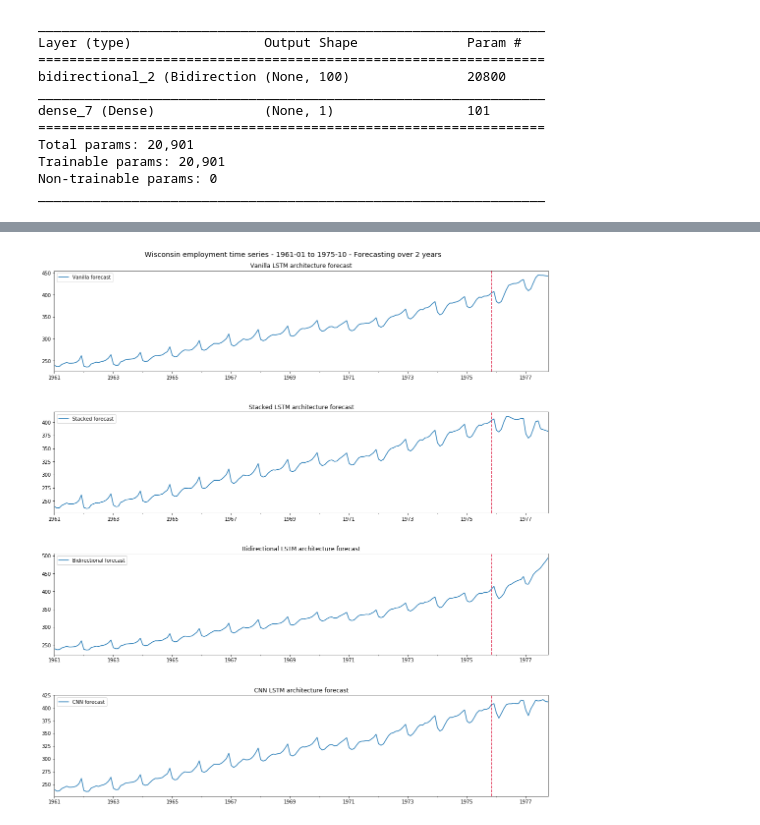
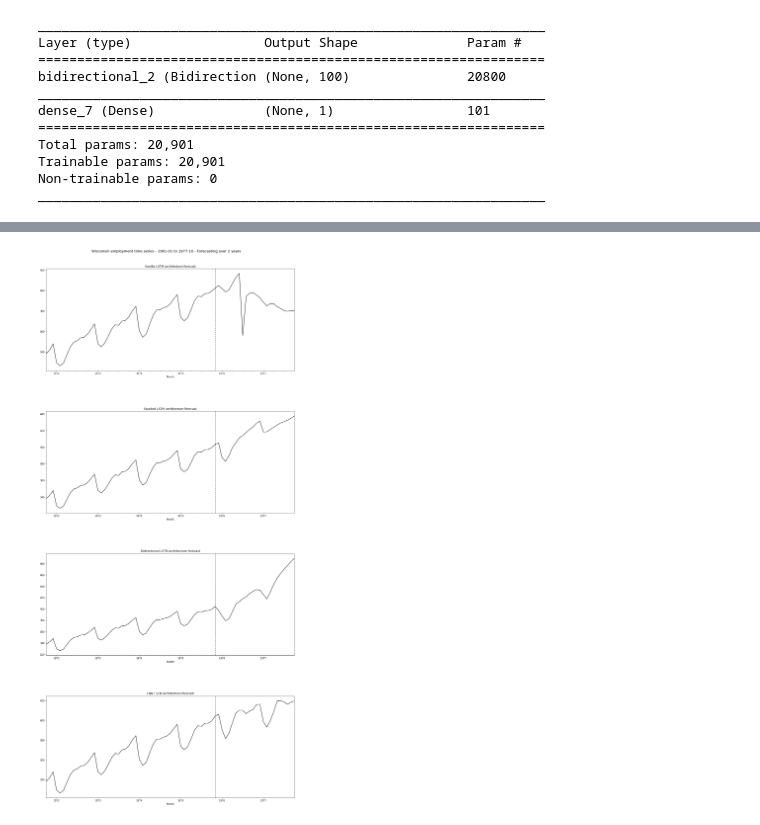
Before and after one commit to franckdess/Time_Series_Project, a Jupyter notebook: Wisconsin.ipynb, the cells around one changed output, grey strips where cells are left out. Drawn from its saved outputs; the diff is of its cells as text; code cells hidden in the pictures.

```diff
--- a/Wisconsin.ipynb
+++ b/Wisconsin.ipynb
@@ -277,21 +287,19 @@ rmses_static = []
 col_name = ['Vanilla static preds', 'Stacked static preds', 'Bidirectional static preds', 'CNN static preds']
 # %%
-# Get the predictions and store the RMSE for each model
+# For each model, get the predictions and store them
 for i, model in enumerate(models):
     y_pred = get_predictions_static(model, obs_train, window, n_predictions, n_epochs, CNN=(i==3))
     y_pred_unscale = mm_scaler.inverse_transform(y_pred.reshape((y_pred.shape[0], 1)))
     df[col_name[i]] = y_pred_unscale
-    rmse_st = np.sqrt(mean_squared_error(df['Employment figures'].values, df[col_name[i]]))
-    rmses_static.append(rmse_st)
 # %%
 # Plot the result
-sub_titles = ['Vanilla LSTM architecture RMSE = {:.2f}', 'Stacked LSTM architecture RMSE = {:.2f}',
-              'Bidirectional LSTM architecture RMSE = {:.2f}', 'CNN LSTM architecture RMSE = {:.2f}']
+sub_titles = ['Vanilla LSTM architecture', 'Stacked LSTM architecture',
+              'Bidirectional LSTM architecture', 'CNN LSTM architecture']
 title = 'Wisconsin employment time series - 1961-01 to 1975-10 - Prediction with validation data - Static approach'
 fig, ax = plt.subplots(nrows=len(models))
 for i in range(len(models)):
     df[[col_name[i], 'Employment figures']]['1972-01':].plot(ax=ax[i], colormap='tab10_r')
-    ax[i].title.set_text(sub_titles[i].format(rmses_static[i]))
+    ax[i].title.set_text(sub_titles[i])
     ax[i].axvline(x='1974-04', linestyle='--', c='crimson')
 fig.suptitle(title, fontsize='x-large')
 plt.subplots_adjust(hspace=0.4, top=0.94)
@@ -309,21 +316,19 @@ rmses_dynamic = []
 col_name = ['Vanilla dynamic preds', 'Stacked dynamic preds', 'Bidirectional dynamic preds', 'CNN dynamic preds']
 # %%
-# Get the predictions and store the RMSE for each model
+# For each model, get the predictions and store them
 for i, model in enumerate(models):
     y_pred = get_predictions_dynamic(model, obs_train, window, n_predictions, n_epochs, CNN=(i==3))
     y_pred_unscale = mm_scaler.inverse_transform(y_pred.reshape((y_pred.shape[0], 1)))
     df[col_name[i]] = y_pred_unscale
-    rmse_dyn = np.sqrt(mean_squared_error(df['Employment figures'].values, df[col_name[i]]))
-    rmses_dynamic.append(rmse_dyn)
 # %%
 # Plot the result
-sub_titles = ['Vanilla LSTM architecture RMSE = {:.2f}', 'Stacked LSTM architecture RMSE = {:.2f}',
-              'Bidirectional LSTM architecture RMSE = {:.2f}', 'CNN LSTM architecture RMSE = {:.2f}']
+sub_titles = ['Vanilla LSTM architecture', 'Stacked LSTM architecture',
+              'Bidirectional LSTM architecture', 'CNN LSTM architecture']
 title = 'Wisconsin employment time series - 1961-01 to 1975-10 - Prediction with validation data - Dynamic approach'
 fig, ax = plt.subplots(nrows=len(models))
 for i in range(len(models)):
     df[[col_name[i], 'Employment figures']]['1972-01':].plot(ax=ax[i], colormap='tab10_r')
-    ax[i].title.set_text(sub_titles[i].format(rmses_dynamic[i]))
+    ax[i].title.set_text(sub_titles[i])
     ax[i].axvline(x='1974-04', linestyle='--', c='crimson')
 fig.suptitle(title, fontsize='x-large')
 plt.subplots_adjust(hspace=0.4, top=0.95)
@@ -367,17 +407,19 @@ for i, model in enumerate(models):
     y_pred_unscale = mm_scaler.inverse_transform(y_pred.reshape((y_pred.shape[0], 1)))
     df_forecast[col_name[i]] = y_pred_unscale
 # %%
+# Plot the result
 sub_titles = ['Vanilla LSTM architecture forecast', 'Stacked LSTM architecture forecast',
               'Bidirectional LSTM architecture forecast', 'CNN LSTM architecture forecast']
-title = 'Wisconsin employment time series - 1961-01 to 1975-10 - Forecasting over 2 years'
+title = 'Wisconsin employment time series - 1961-01 to 1977-10 - Forecasting over 2 years'
 fig, ax = plt.subplots(nrows=len(models))
 for i in range(len(models)):
-    df_forecast[[col_name[i]]].plot(ax=ax[i], colormap='tab10')
+    df_forecast['1971-10':][col_name[i]].plot(ax=ax[i], colormap='gray')
     ax[i].title.set_text(sub_titles[i])
     ax[i].axvline(x='1975-11', linestyle='--', c='crimson')
+    ax[i].set_xlabel('Month')
 fig.suptitle(title, fontsize='x-large')
 plt.subplots_adjust(hspace=0.4, top=0.95)
-plt.gcf().set_size_inches(18, 18)
+plt.gcf().set_size_inches(18, 36)
 plt.show()
 # %% [output]
-[figure, old version]
+[figure, new version]
```
Also changed, not shown: parts of 30 cells of this notebook.
